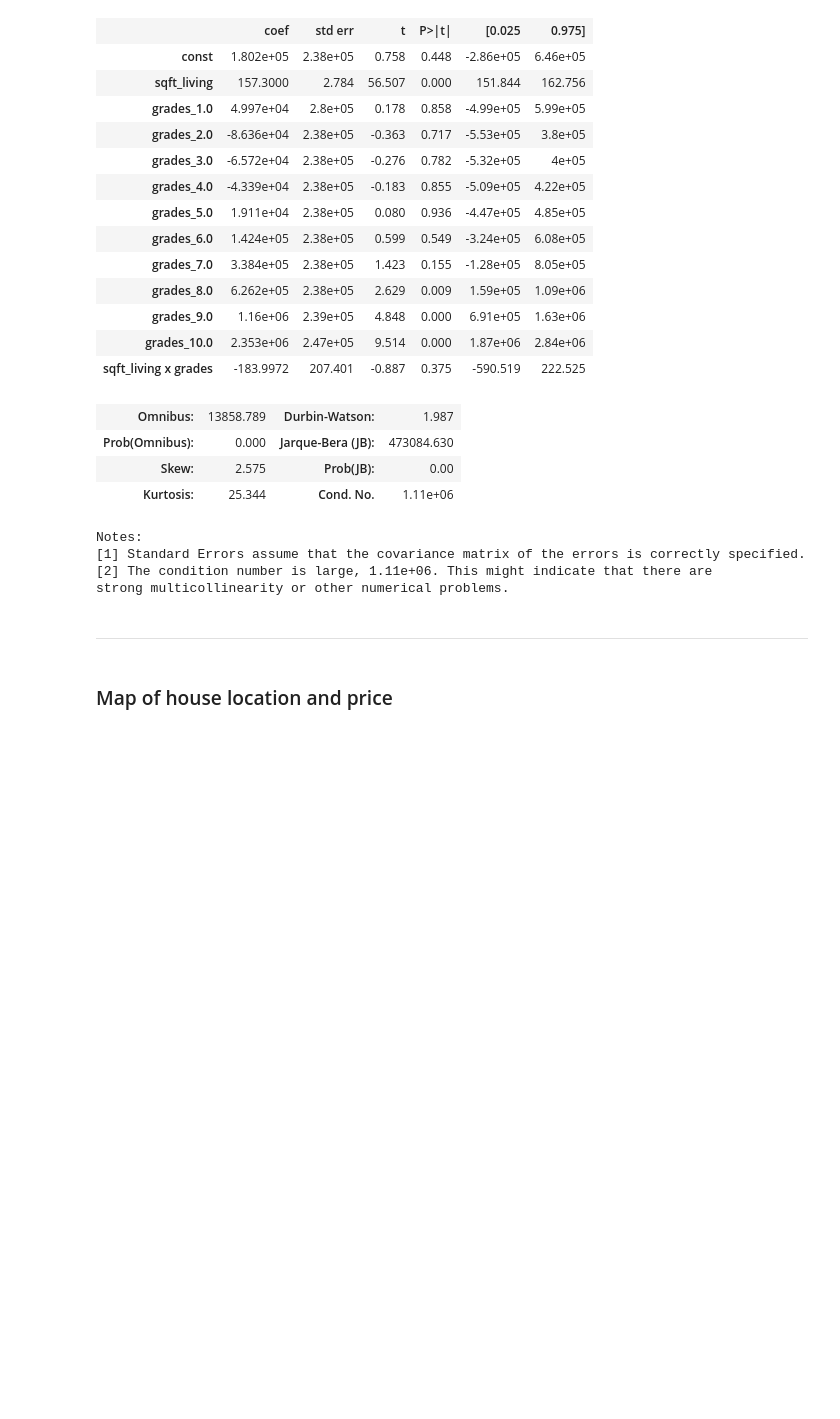
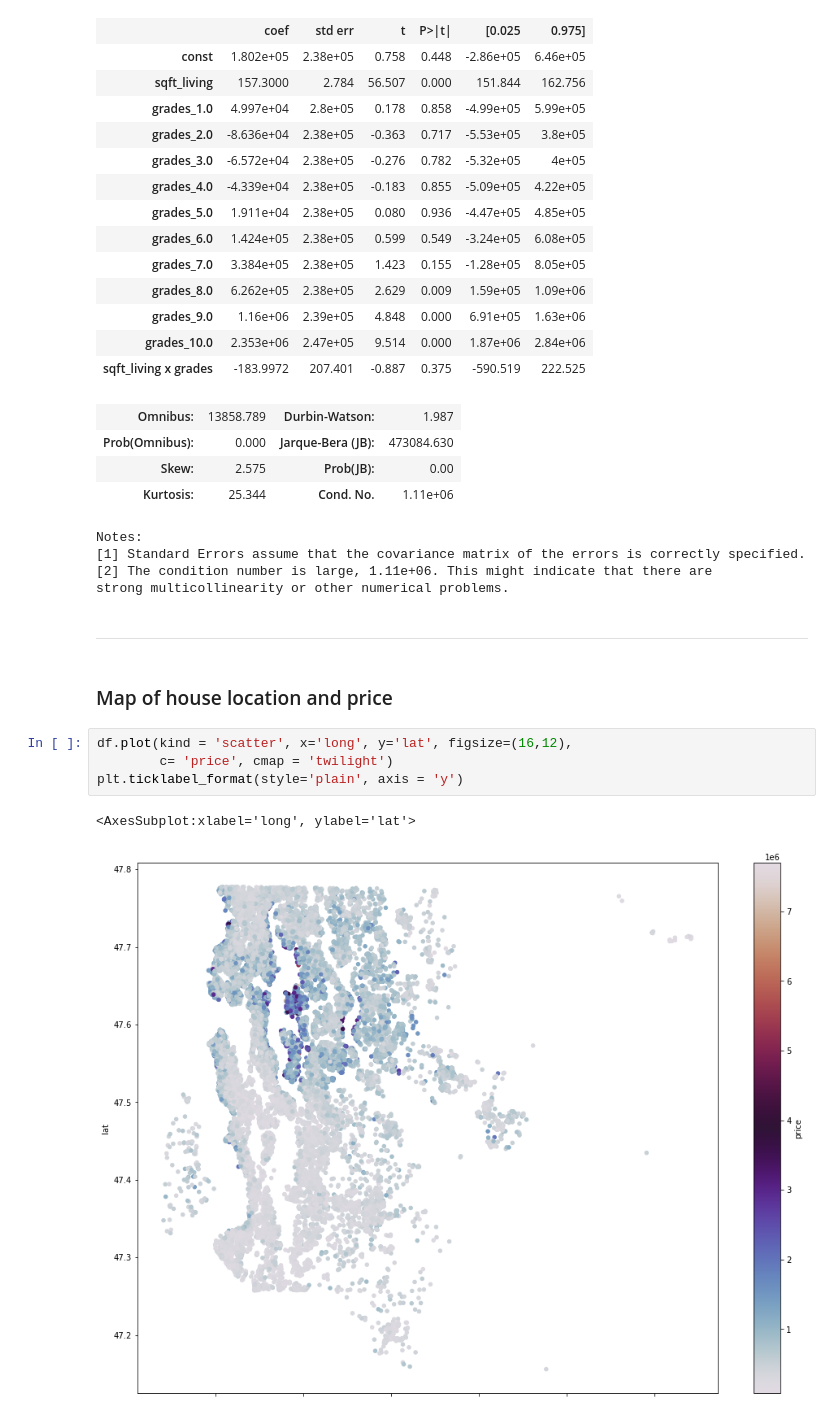
Before and after one commit to mattrubic/dsc-phase-2-project-v2-3, a Jupyter notebook: multi_lr_models.ipynb, the cells around one changed output. Drawn from its saved outputs; the diff is of its cells as text; blank space fills up the shorter version.

```diff
--- a/multi_lr_models.ipynb
+++ b/multi_lr_models.ipynb
@@ -656,3 +656,10 @@ strong multicollinearity or other numerical problems.
 ***
 # %% [markdown]
 ### Map of house location and price
+# %%
+df.plot(kind = 'scatter', x='long', y='lat', figsize=(16,12),
+        c= 'price', cmap = 'twilight')
+plt.ticklabel_format(style='plain', axis = 'y')
+# %% [output]
+<AxesSubplot:xlabel='long', ylabel='lat'>
+[figure, added]
```
Also changed, not shown: parts of 11 cells of this notebook.
